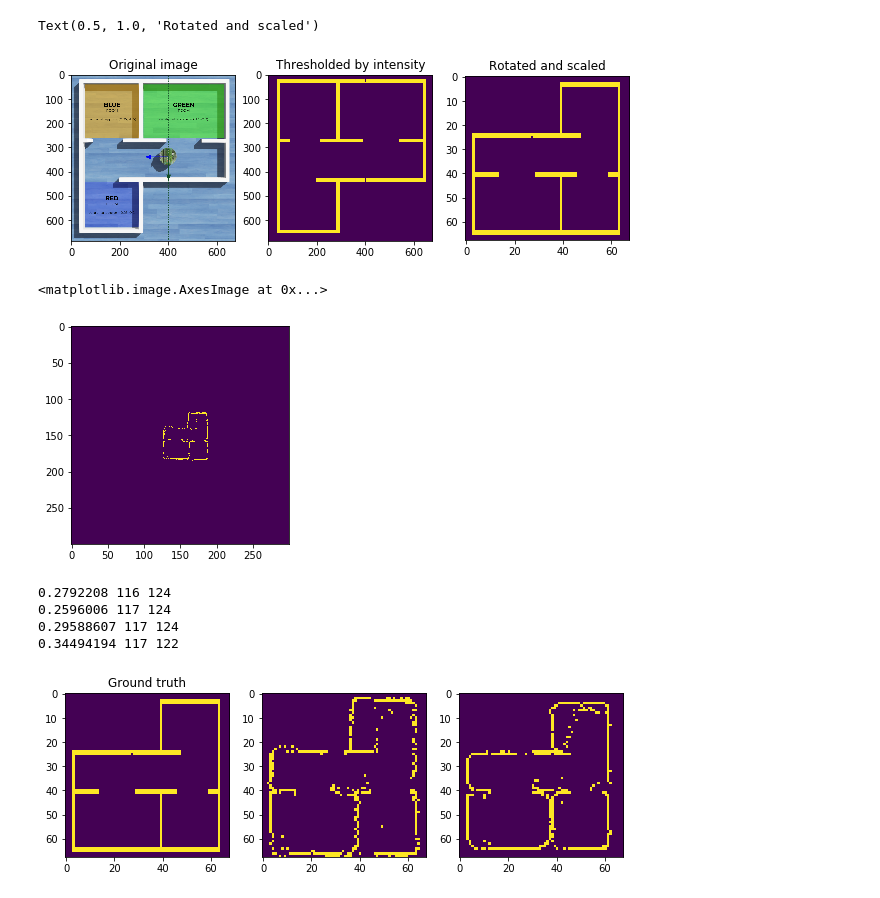
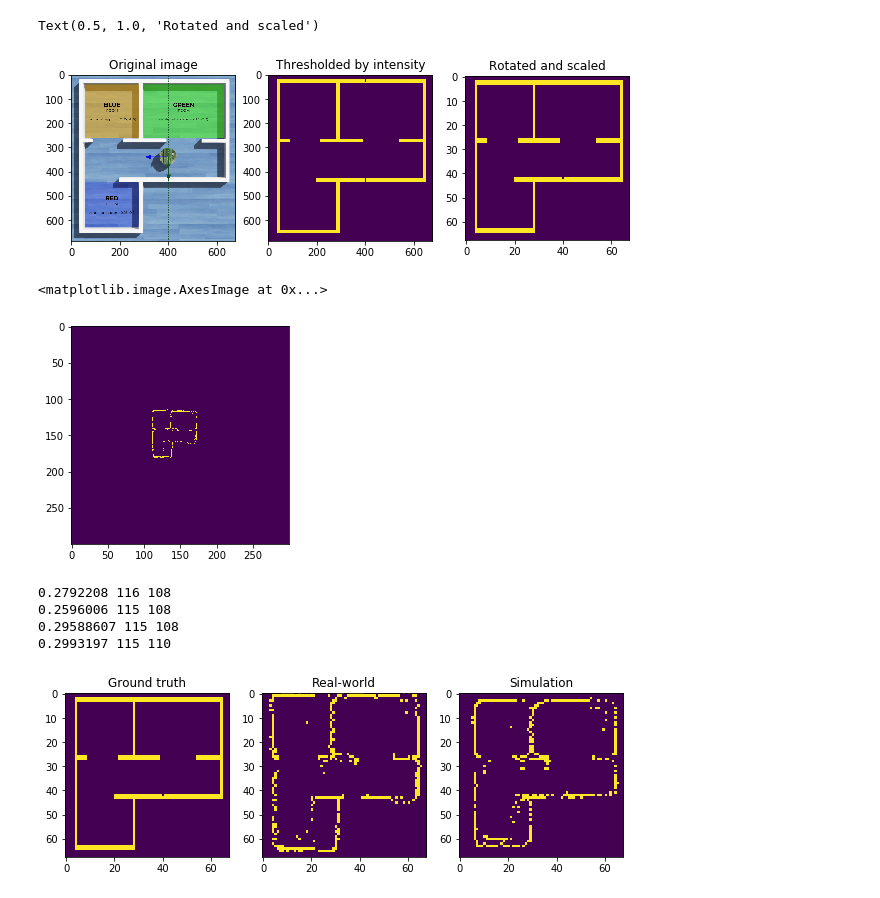
Before and after one commit to lukicdarkoo/epuck-ros2-various-analyses, a Jupyter notebook: MappingComparison.ipynb, the cells around one changed output. Drawn from its saved outputs; the diff is of its cells as text; code cells hidden in the pictures.

```diff
--- a/MappingComparison.ipynb
+++ b/MappingComparison.ipynb
@@ -17,8 +17,7 @@ ax[1].imshow(gray)
 ax[1].set_title('Thresholded by intensity')
 
 resize_factor = 9.95
-map_ground = cv2.rotate(gray, cv2.ROTATE_180)
-map_ground = cv2.resize(map_ground, (int(map_ground.shape[0] / resize_factor), int(map_ground.shape[1] / resize_factor)))
+map_ground = cv2.resize(gray, (int(gray.shape[0] / resize_factor), int(gray.shape[1] / resize_factor)))
 map_ground[map_ground < 0.5] = 0
 map_ground[map_ground >= 0.5] = 1
 map_ground = map_ground.astype(np.float32)
@@ -26,13 +25,14 @@ ax[2].imshow(map_ground)
 ax[2].set_title('Rotated and scaled')
 # %% [output]
 Text(0.5, 1.0, 'Rotated and scaled')
-[figure, old version]
+[figure, new version]
 # %%
 %matplotlib inline
 
 
 def get_constructed_map(filename):
     map_phy = cv2.cvtColor(cv2.imread(f'data/{filename}.pgm'), cv2.COLOR_BGR2GRAY)
+    map_phy = cv2.rotate(map_phy, cv2.ROTATE_180)
     map_phy = (map_phy < 0.5)
     map_phy[map_phy < 0.5] = 0
     map_phy[map_phy >= 0.5] = 1
@@ -43,7 +43,7 @@ map_phy = get_constructed_map('map_phy_2')
 plt.imshow(map_phy)
 # %% [output]
 <matplotlib.image.AxesImage at 0x...>
-[figure, old version]
+[figure, new version]
 # %%
 def get_iou(im1, im2):
     intersection = cv2.bitwise_and(im1, im2)
@@ -71,33 +71,33 @@ for i in range(1, 4, 1):
     print(iou, x, y)
 
 
-map_phy = get_constructed_map(f'map')
-iou, x, y = find_min_diff_image(map_phy, map_ground)
+map_sim = get_constructed_map(f'map_8ts')
+iou, x, y = find_min_diff_image(map_sim, map_ground)
 print(iou, x, y)
 # %% [output]
-0.2792208 116 124
-0.2596006 117 124
-0.29588607 117 124
-0.34494194 117 122
+0.2792208 116 108
+0.2596006 115 108
+0.29588607 115 108
+0.2993197 115 110
 # %%
-SUBIMAGE_XY = (117, 124)
+SUBIMAGE_XY = (115, 108)
 
 def get_matching_subimage(image, subimage):
     w, h = subimage.shape
     return image[SUBIMAGE_XY[0]:SUBIMAGE_XY[0]+w, SUBIMAGE_XY[1]:SUBIMAGE_XY[1]+h]
 
 map_phy = get_constructed_map(f'map_phy_1')
-map_sim = get_constructed_map(f'map')
+map_sim = get_constructed_map(f'map_8ts')
 
 fix, ax = plt.subplots(1, 3, figsize=(10, 5))
 
 ax[0].imshow(map_ground)
 ax[0].set_title('Ground truth')
 ax[1].imshow(get_matching_subimage(map_phy, map_ground))
-ax[0].set_title('Real-world')
+ax[1].set_title('Real-world')
 ax[2].imshow(get_matching_subimage(map_sim, map_ground))
-ax[0].set_title('Simulation')
+ax[2].set_title('Simulation')
 
-plt.savefig('map.pdf')
+plt.savefig('map.pdf', bbox_inches='tight', pad_inches=0.01)
 # %% [output]
-[figure, old version]
+[figure, new version]
```
